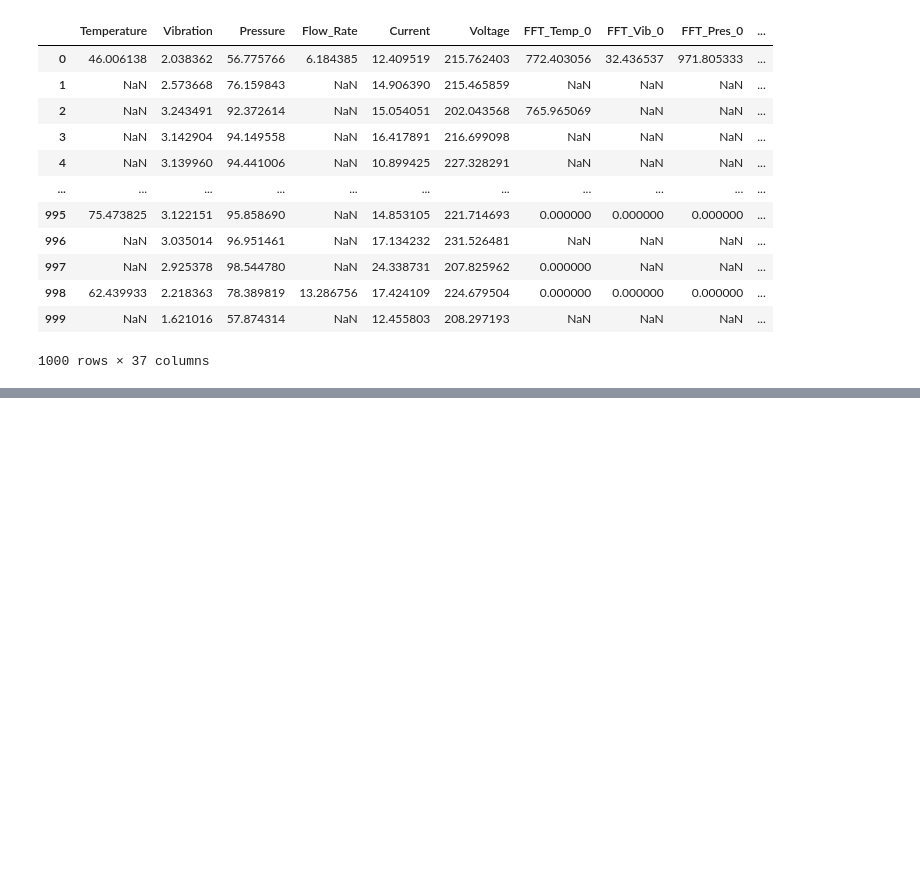
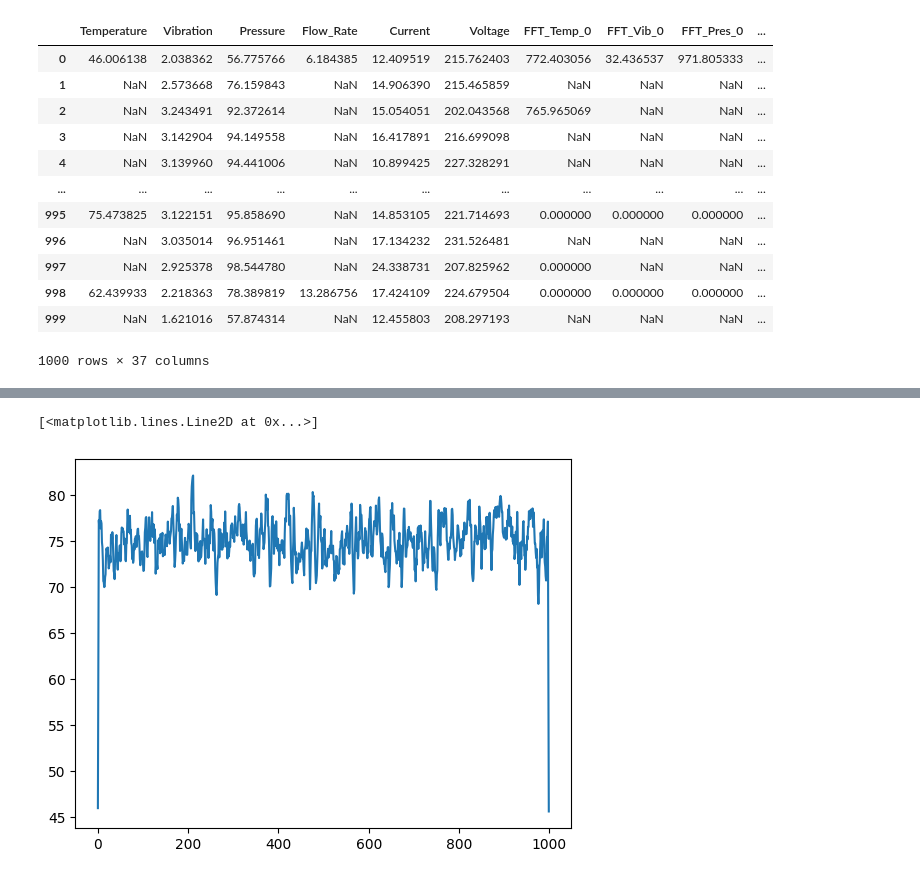
Before and after one commit to YotaLibero/experiments, a Jupyter notebook: analysis/models/pytorch_models/GNN_models/gnn_model_connection_between_features.ipynb, the cells around one changed output, grey strips where cells are left out. Cells and saved outputs as stored; diff of their text form; code cells hidden in the pictures; blank space fills up the shorter version.

```diff
--- a/analysis/models/pytorch_models/GNN_models/gnn_model_connection_between_features.ipynb
+++ b/analysis/models/pytorch_models/GNN_models/gnn_model_connection_between_features.ipynb
@@ -213,0 +215,5 @@ plt.plot(df.loc[600:700, 'Temperature'])
+# %%
+plt.plot(df['Temperature'])
+# %% [output]
+[<matplotlib.lines.Line2D at 0x...>]
+[figure, added]
```
Also changed, not shown: parts of 6 cells of this notebook, 7 other files.
